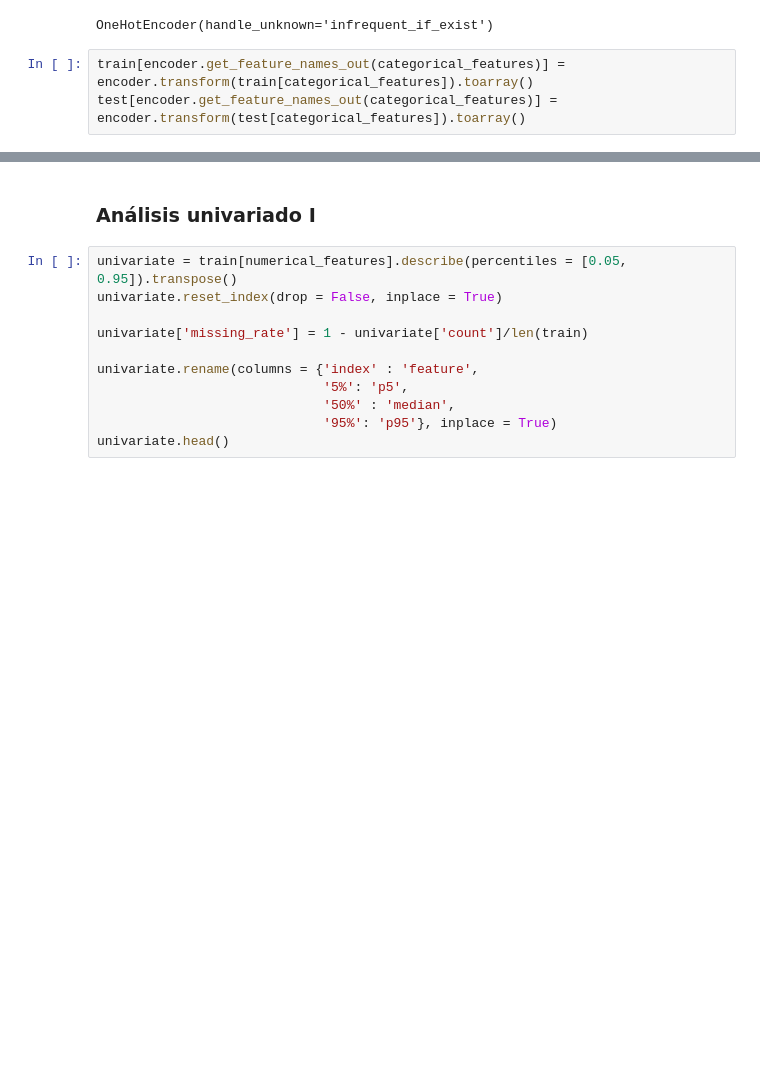
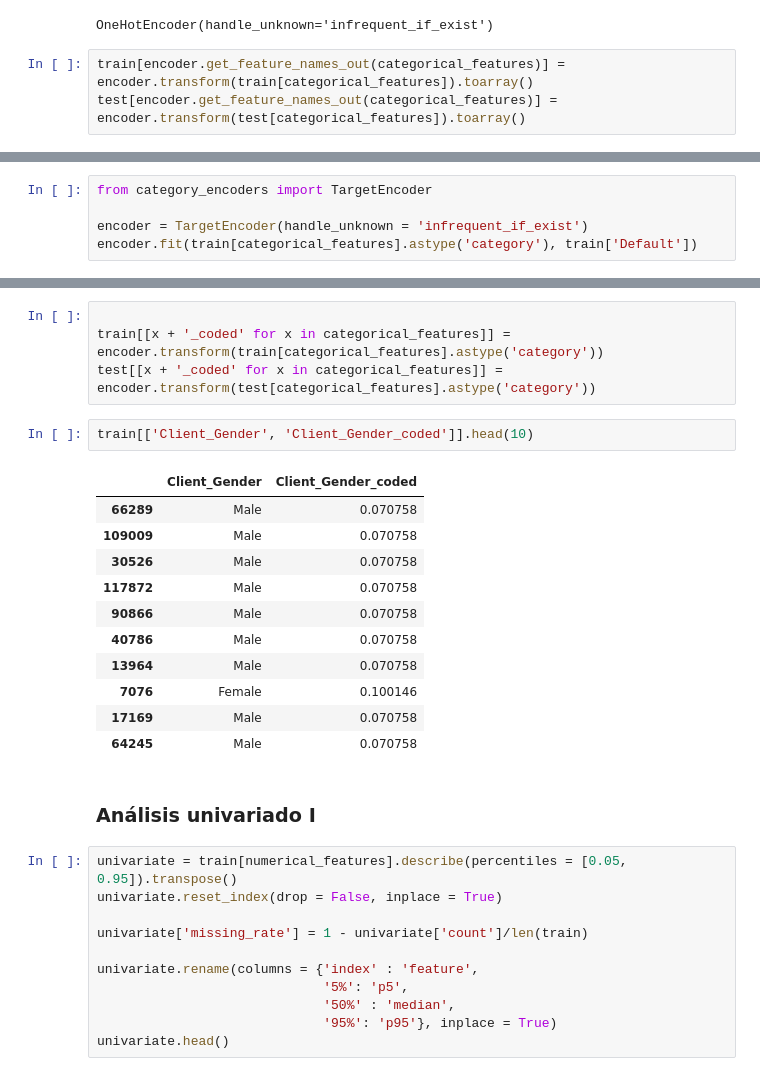
Before and after one commit to AntonioGarciaData/prueba_codigos_PEA_ML_DL, a Jupyter notebook: Supervised_models/Logistic_regression/Credit_Scoring.ipynb, the cells around one changed output, grey strips where cells are left out. Saved outputs shown, nothing was run; the diff lists cells and outputs as text; blank space fills up the shorter version.

```diff
--- a/Supervised_models/Logistic_regression/Credit_Scoring.ipynb
+++ b/Supervised_models/Logistic_regression/Credit_Scoring.ipynb
@@ -276,0 +295,5 @@ El target encoding es una técnica que consiste en inputar el promedio del targe
+# %%
+from category_encoders import TargetEncoder
+
+encoder = TargetEncoder(handle_unknown = 'infrequent_if_exist')
+encoder.fit(train[categorical_features].astype('category'), train['Default'])
@@ -277,3 +310,21 @@ El target encoding es una técnica que consiste en inputar el promedio del targe
+# %%
+
+train[[x + '_coded' for x in categorical_features]] = encoder.transform(train[categorical_features].astype('category'))
+test[[x + '_coded' for x in categorical_features]] = encoder.transform(test[categorical_features].astype('category'))
+# %%
+train[['Client_Gender', 'Client_Gender_coded']].head(10)
+# %% [output]
+|  | Client_Gender | Client_Gender_coded |
+| 66289 | Male | 0.070758 |
+| 109009 | Male | 0.070758 |
+| 30526 | Male | 0.070758 |
+| 117872 | Male | 0.070758 |
+| 90866 | Male | 0.070758 |
+| 40786 | Male | 0.070758 |
+| 13964 | Male | 0.070758 |
+| 7076 | Female | 0.100146 |
+| 17169 | Male | 0.070758 |
+| 64245 | Male | 0.070758 |
 # %% [markdown]
 ### Análisis univariado I
 # %%
```
Also changed, not shown: parts of 4 cells of this notebook.
